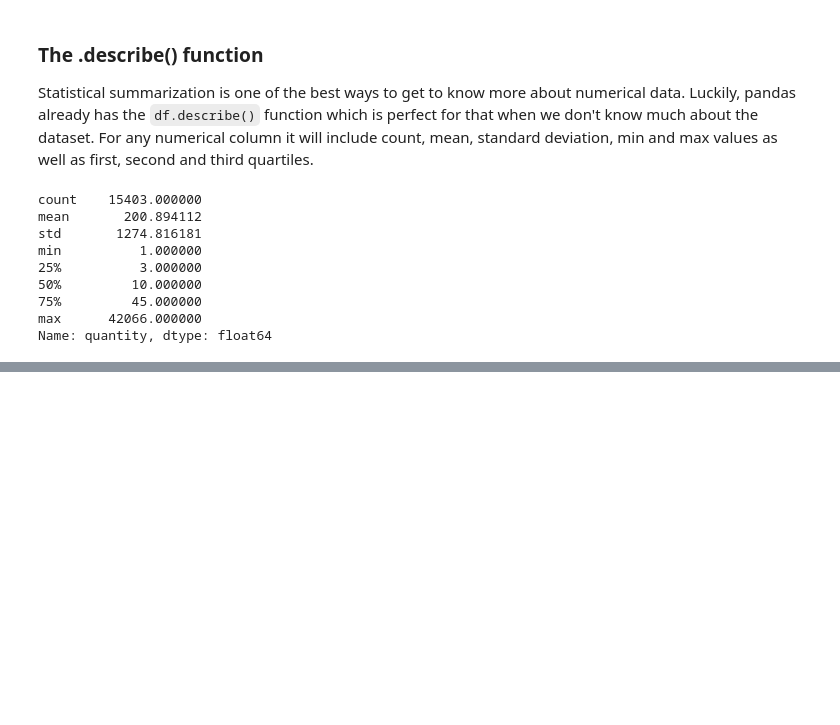
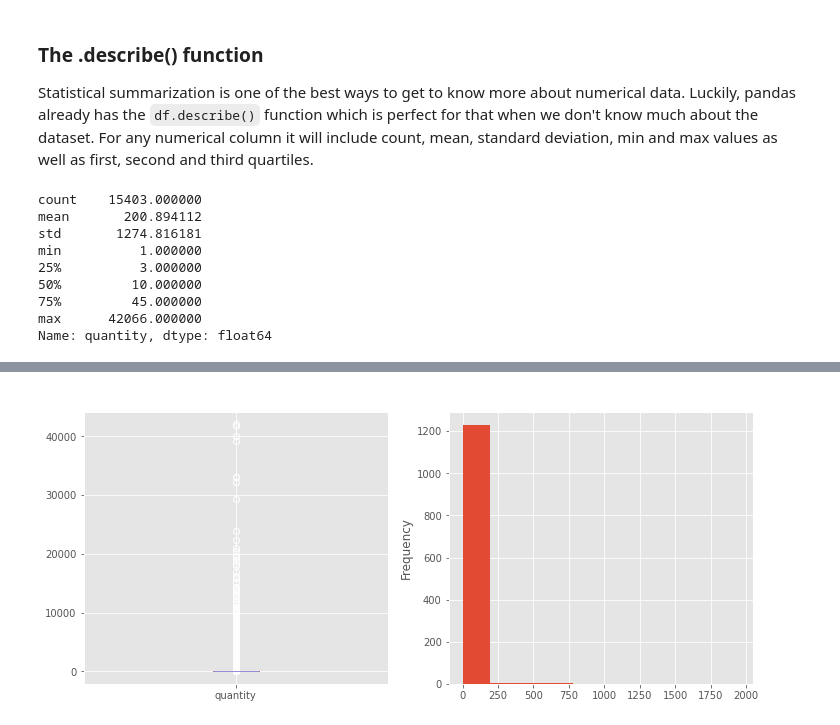
Before and after one commit to EricNSuarez/DataPrepPyInsights, a Jupyter notebook: Chapter1/DataPreprocessingInsights.ipynb, the cells around one changed output, grey strips where cells are left out. Drawn from its saved outputs; the diff is of its cells as text; code cells hidden in the pictures; blank space fills up the shorter version.

Commit message:
Added first secions of step for data visualization

```diff
--- a/Chapter1/DataPreprocessingInsights.ipynb
+++ b/Chapter1/DataPreprocessingInsights.ipynb
@@ -161,0 +170,18 @@ Name: quantity, dtype: float64
+# %%
+# Change the style used by matplotlib
+plt.style.use('ggplot')
+
+# Create the figure and axes to display the visualizations
+fig, axes = plt.subplots(1, 2, figsize=(12, 5))
+
+# Boxplot
+foreign_population_df["quantity"].plot.box(ax=axes[0])
+axes[0].set_title('Boxplot')
+
+# Histogram
+foreign_population_df["quantity"].value_counts().plot.hist(ax=axes[1])
+axes[1].set_title('Histogram')
+
+plt.show()
+# %% [output]
+[figure, added]
```
Also changed, not shown: parts of 3 cells of this notebook.
